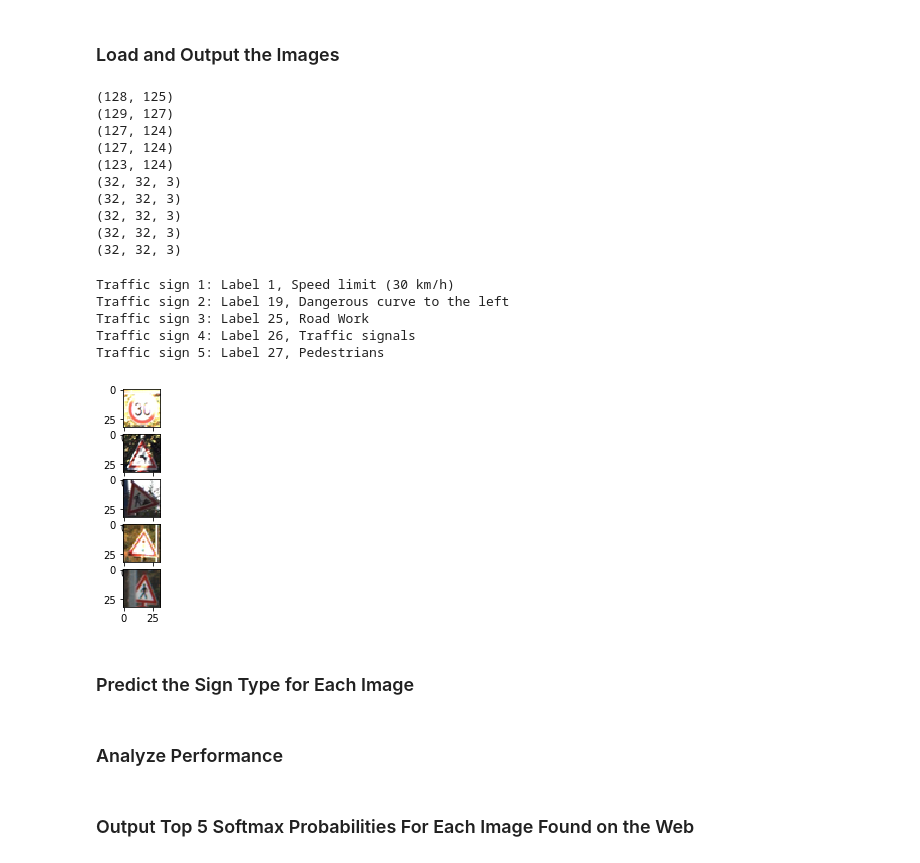
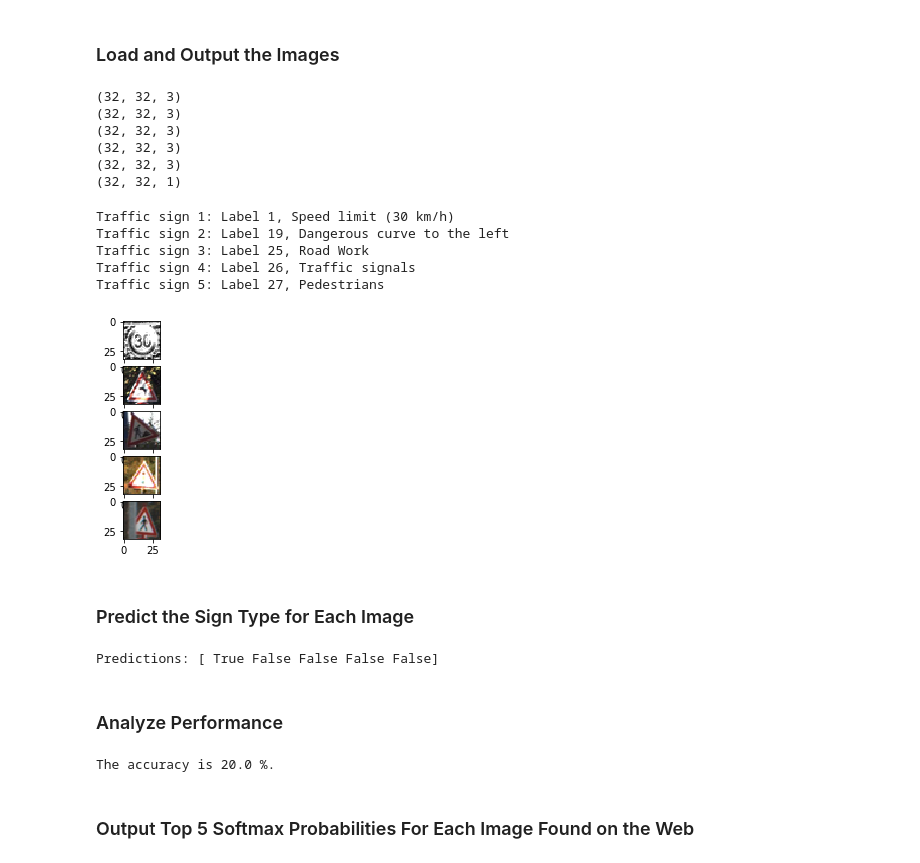
Before and after one commit to JoonaSavela/CarND-Project-2-traffic-signs, a Jupyter notebook: Traffic_Sign_Classifier.ipynb, the cells around one changed output. Cells and saved outputs as stored; diff of their text form; code cells hidden in the pictures.

```diff
--- a/Traffic_Sign_Classifier.ipynb
+++ b/Traffic_Sign_Classifier.ipynb
@@ -363,23 +339,18 @@ import matplotlib.image as mpimg
 from PIL import Image
 from math import ceil
 
-traffic_sign_file1 = 'my_german_traffic_signs/german-traffic-signs_1.png'
-traffic_sign_file2 = 'my_german_traffic_signs/german-traffic-signs_2.png'
-traffic_sign_file3 = 'my_german_traffic_signs/german-traffic-signs_3.png'
-traffic_sign_file4 = 'my_german_traffic_signs/german-traffic-signs_4.png'
-traffic_sign_file5 = 'my_german_traffic_signs/german-traffic-signs_5.png'
+# Home computer
+traffic_sign_file1 = r'my_german_traffic_signs/german-traffic-signs_1.png'
+traffic_sign_file2 = r'my_german_traffic_signs/german-traffic-signs_2.png'
+traffic_sign_file3 = r'my_german_traffic_signs/german-traffic-signs_3.png'
+traffic_sign_file4 = r'my_german_traffic_signs/german-traffic-signs_4.png'
+traffic_sign_file5 = r'my_german_traffic_signs/german-traffic-signs_5.png'
 
 traffic_sign1 = Image.open(traffic_sign_file1)
 traffic_sign2 = Image.open(traffic_sign_file2)
 traffic_sign3 = Image.open(traffic_sign_file3)
 traffic_sign4 = Image.open(traffic_sign_file4)
 traffic_sign5 = Image.open(traffic_sign_file5)
-
-print(traffic_sign1.size)
-print(traffic_sign2.size)
-print(traffic_sign3.size)
-print(traffic_sign4.size)
-print(traffic_sign5.size)
 
 resize_width = 32
 
@@ -410,56 +381,76 @@ print(traffic_sign2.shape)
 print(traffic_sign3.shape)
 print(traffic_sign4.shape)
 print(traffic_sign5.shape)
+
+traffic_signs = np.array([traffic_sign1, traffic_sign2, traffic_sign3, traffic_sign4, traffic_sign5])
+
+traffic_signs = preprocess(traffic_signs)
+
+print(traffic_signs[0].shape)
 # %% [output]
-(128, 125)
-(129, 127)
-(127, 124)
-(127, 124)
-(123, 124)
 (32, 32, 3)
 (32, 32, 3)
 (32, 32, 3)
 (32, 32, 3)
 (32, 32, 3)
+(32, 32, 1)
 # %%
 plt.figure()
 plt.subplot(511)
-plt.imshow(traffic_sign1)
+plt.imshow(traffic_signs[0].squeeze(), cmap='gray')
 print('Traffic sign 1: Label 1, Speed limit (30 km/h)')
 
 plt.subplot(512)
 plt.imshow(traffic_sign2)
 print('Traffic sign 2: Label 19, Dangerous curve to the left')
 
 plt.subplot(513)
 plt.imshow(traffic_sign3)
 print('Traffic sign 3: Label 25, Road Work')
 
 plt.subplot(514)
 plt.imshow(traffic_sign4)
 print('Traffic sign 4: Label 26, Traffic signals')
 
 plt.subplot(515)
 plt.imshow(traffic_sign5)
 print('Traffic sign 5: Label 27, Pedestrians')
 # %% [output]
 Traffic sign 1: Label 1, Speed limit (30 km/h)
 Traffic sign 2: Label 19, Dangerous curve to the left
 Traffic sign 3: Label 25, Road Work
 Traffic sign 4: Label 26, Traffic signals
 Traffic sign 5: Label 27, Pedestrians
-[figure, old version]
+[figure, new version]
 # %% [markdown]
 ### Predict the Sign Type for Each Image
 # %%
 ### Run the predictions here and use the model to output the prediction for each image.
 ### Make sure to pre-process the images with the same pre-processing pipeline used earlier.
 ### Feel free to use as many code cells as needed.
+correct_y = [1, 19, 25, 26, 27]
+
+with tf.Session() as sess:
+    saver.restore(sess, tf.train.latest_checkpoint('.'))
+
+    predictions = sess.run(correct_prediction, feed_dict={x: traffic_signs, y: correct_y, keep_prob: 1.0})
+    print('Predictions:', predictions)
+# %% [output]
+Predictions: [ True False False False False]
 # %% [markdown]
 ### Analyze Performance
 # %%
 ### Calculate the accuracy for these 5 new images.
 ### For example, if the model predicted 1 out of 5 signs correctly, it's 20% accurate on these new images.
+n_pred = len(predictions)
+
+int_predictions = list(map(lambda x: int(x) / n_pred, predictions))
+
+accuracy = sum(int_predictions)
+
+print('The accuracy is', accuracy * 100, '%.')
+# %% [output]
+The accuracy is 20.0 %.
 # %% [markdown]
 ### Output Top 5 Softmax Probabilities For Each Image Found on the Web
 # %% [markdown]
```
Also changed, not shown: parts of 6 cells of this notebook.
